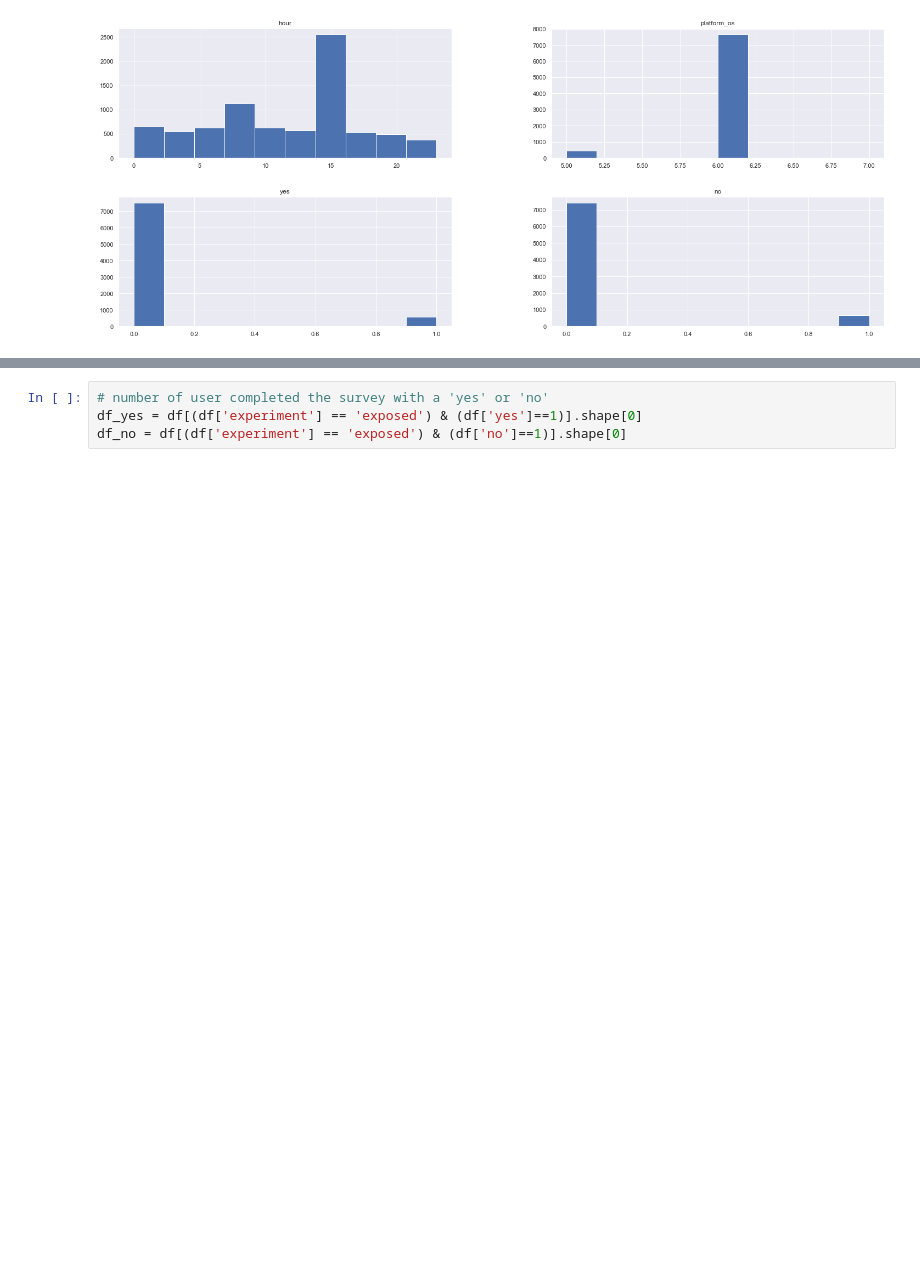
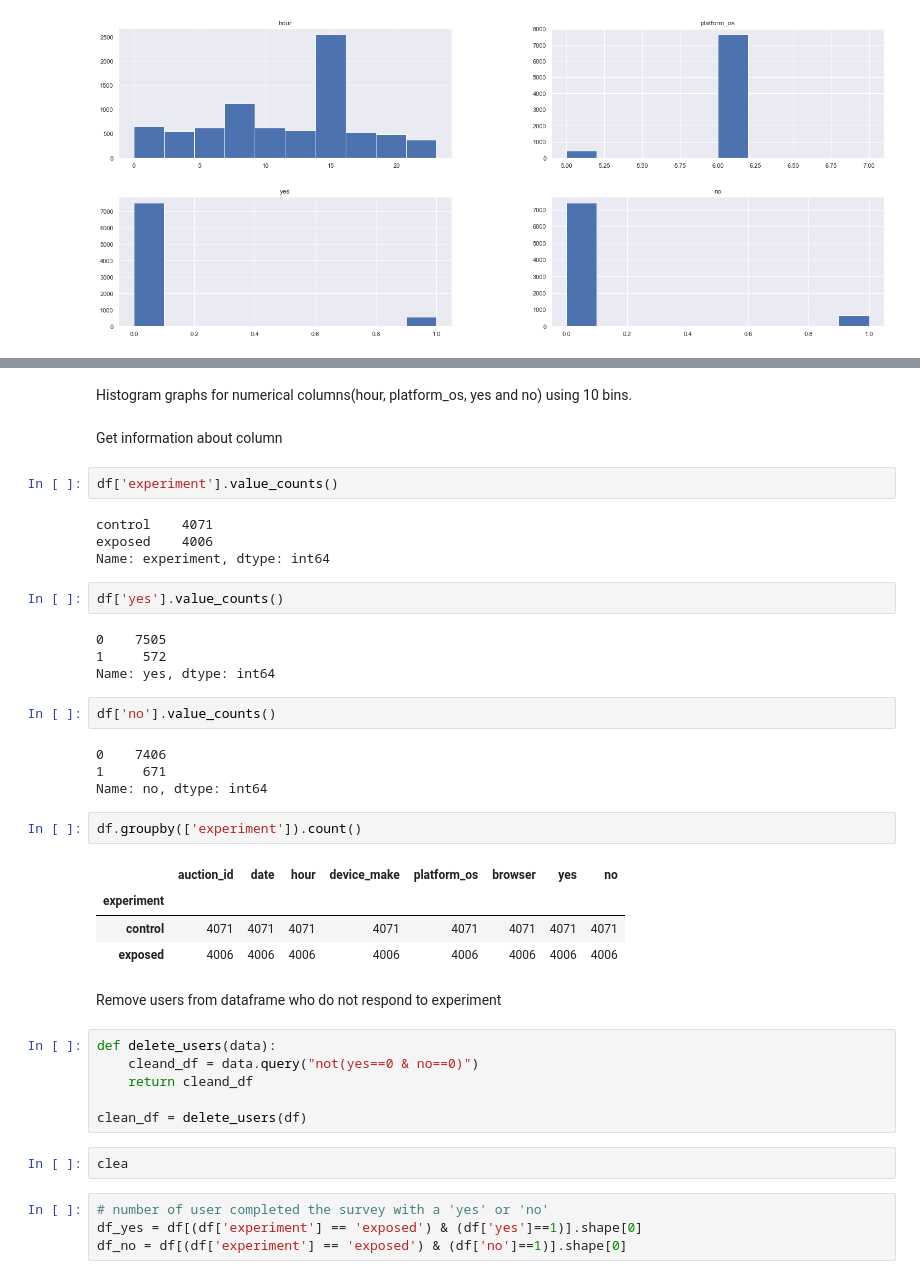
Before and after one commit to yonamg/Ad-campaign-performance, a Jupyter notebook: notebooks/ABtest_Overviews.ipynb, the cells around one changed output, grey strips where cells are left out. Cells and saved outputs as stored; diff of their text form; blank space fills up the shorter version.

Commit message:
add column data info

```diff
--- a/notebooks/ABtest_Overviews.ipynb
+++ b/notebooks/ABtest_Overviews.ipynb
@@ -81,3 +79,42 @@ Histogram graphs for numerical columns(hour, platform_os, yes and no) using 10 b
+# %% [markdown]
+Histogram graphs for numerical columns(hour, platform_os, yes and no) using 10 bins.
+# %% [markdown]
+Get information about column
+# %%
+df['experiment'].value_counts()
+# %% [output]
+control    4071
+exposed    4006
+Name: experiment, dtype: int64
+# %%
+df['yes'].value_counts()
+# %% [output]
+0    7505
+1     572
+Name: yes, dtype: int64
+# %%
+df['no'].value_counts()
+# %% [output]
+0    7406
+1     671
+Name: no, dtype: int64
+# %%
+df.groupby(['experiment']).count()
+# %% [output]
+|  | auction_id | date | hour | device_make | platform_os | browser | yes | no |
+| experiment |  |  |  |  |  |  |  |  |
+| control | 4071 | 4071 | 4071 | 4071 | 4071 | 4071 | 4071 | 4071 |
+| exposed | 4006 | 4006 | 4006 | 4006 | 4006 | 4006 | 4006 | 4006 |
+# %% [markdown]
+Remove users from dataframe who do not respond to experiment
+# %%
+def delete_users(data):
+    cleand_df = data.query("not(yes==0 & no==0)")
+    return cleand_df
+
+clean_df = delete_users(df)
+# %%
+clea
 # %%
 # number of user completed the survey with a 'yes' or 'no'
 df_yes = df[(df['experiment'] == 'exposed') & (df['yes']==1)].shape[0]
```
Also changed, not shown: parts of 13 cells of this notebook.
